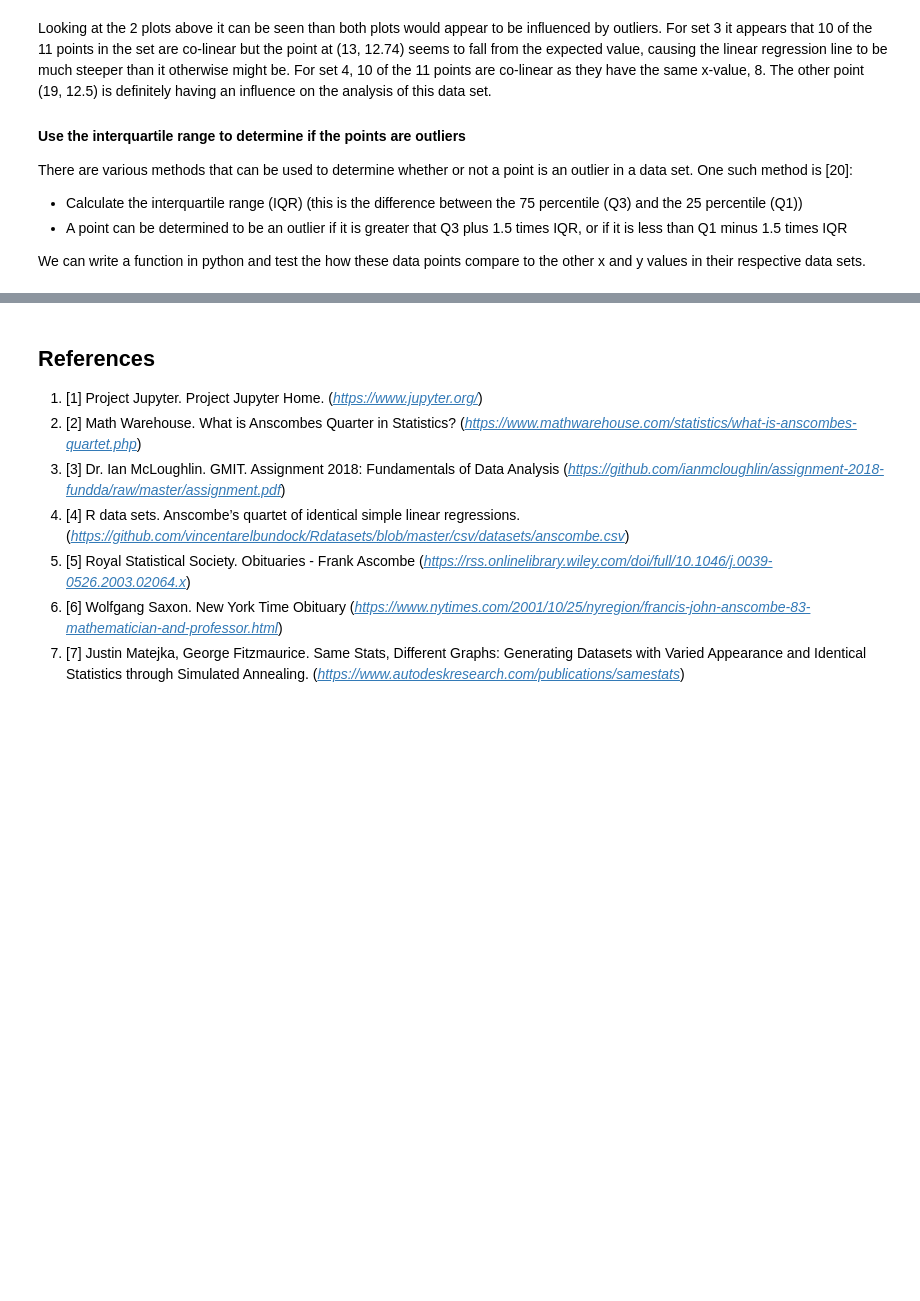
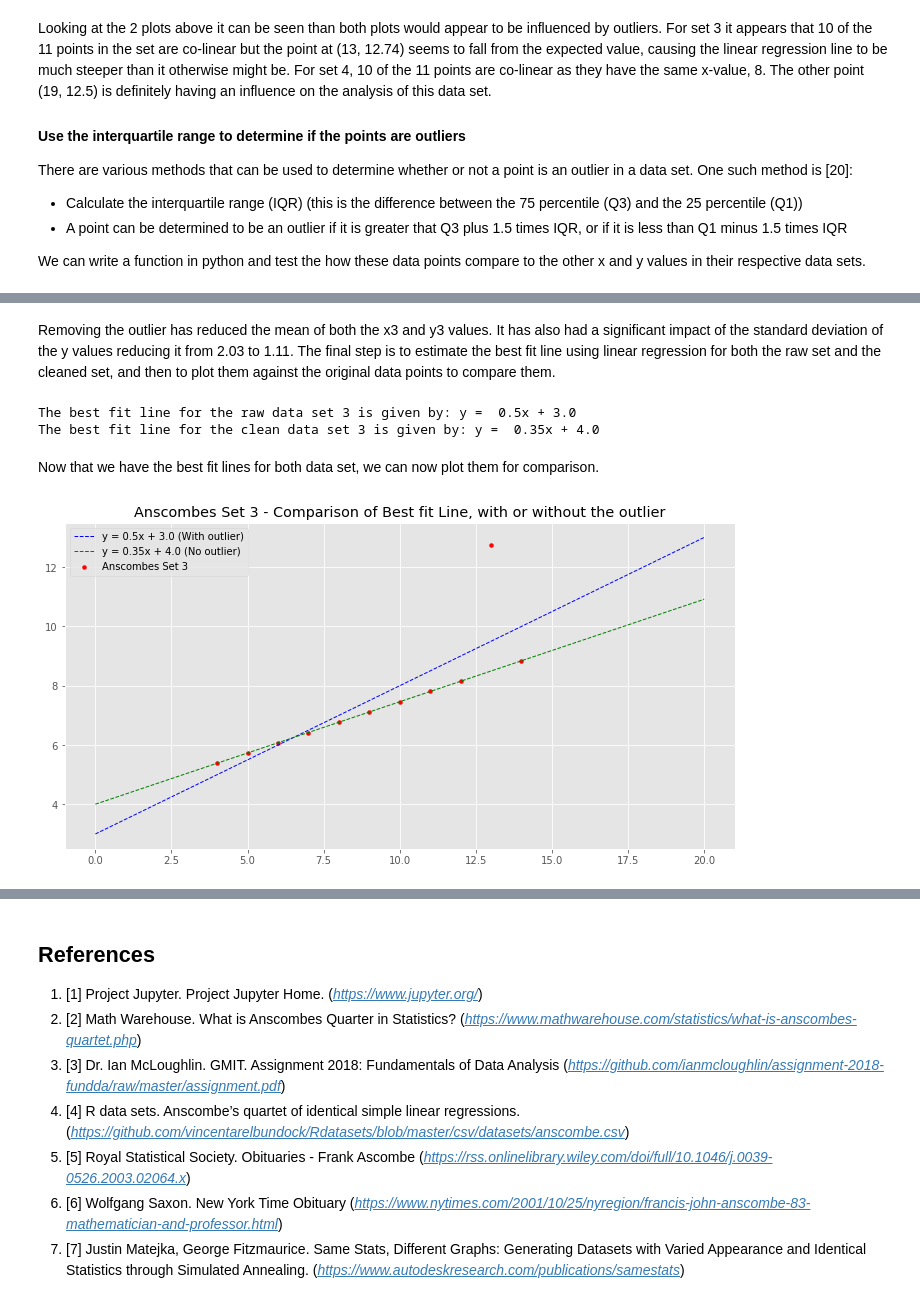
Before and after one commit to shkyler/gmit-foda-exercises, a Jupyter notebook: anscombes.ipynb, the cells around one changed output, grey strips where cells are left out. Saved outputs shown, nothing was run; the diff lists cells and outputs as text; code cells hidden in the pictures; blank space fills up the shorter version.

```diff
--- a/anscombes.ipynb
+++ b/anscombes.ipynb
@@ -445,0 +454,40 @@ set3_clean
+# %% [markdown]
+Removing the outlier has reduced the mean of both the x3 and y3 values. It has also had a significant impact of the standard deviation of the y values reducing it from 2.03 to 1.11. The final step is to estimate the best fit line using linear regression for both the raw set and the cleaned set, and then to plot them against the original data points to compare them.
+# %%
+# Calculate the linear statistics for the raw data set
+slope_s3, intercept_s3, r_value_s3, p_value_s3, std_err_s3 = stats.linregress(set3.loc[:, 'x3'], set3.loc[:, 'y3'])
+
+# Print the best fit line for the clean data set 3:
+print("The best fit line for the raw data set 3 is given by: y =  " + str(round(slope_s3,2)) + "x + " + str(round(intercept_s3,1)))
+
+# Calculate the linear statistics for the clean data set
+slope_s3c, intercept_s3c, r_value_s3c, p_value_s3c, std_err_s3c = stats.linregress(set3_clean.loc[:, 'x3'], set3_clean.loc[:, 'y3'])
+
+# Print the best fit line for the clean data set 3:
+print("The best fit line for the clean data set 3 is given by: y =  " + str(round(slope_s3c,2)) + "x + " + str(round(intercept_s3c,1)))
+# %% [output]
+The best fit line for the raw data set 3 is given by: y =  0.5x + 3.0
+The best fit line for the clean data set 3 is given by: y =  0.35x + 4.0
+# %% [markdown]
+Now that we have the best fit lines for both data set, we can now plot them for comparison.
+# %%
+# Resize the plotting window to make it easier to read (https://stackoverflow.com/questions/36367986/how-to-make-inline-plots-in-jupyter-notebook-larger)
+plt.rcParams['figure.figsize'] = [12, 6]
+
+# Create a range of x values from 0 to 20 (the size of the plot)
+x_set3 = np.arange(0,20.1,0.1)
+# Calculate the y values for the raw set using the polyfit values created
+y_set3 = slope_s3*x_set3 + intercept_s3
+# Calculate the y values for the clean set using the polyfit values created
+y_set3c = slope_s3c*x_set3 + intercept_s3c
+# Plot the best ft lines for the raw and clean data
+plt.plot(x_set3, y_set3, 'b-', linestyle='dashed',linewidth=1, label='y = 0.5x + 3.0 (With outlier)')
+plt.plot(x_set3, y_set3c, 'g-', linestyle='dashed',linewidth=1, label='y = 0.35x + 4.0 (No outlier)')
+
+# plot the Anscombes set 3 data points for comparison
+plt.scatter(df.loc[:, 'x3'], df.loc[:, 'y3'],c='red', label='Anscombes Set 3', s=15)
+plt.title("Anscombes Set 3 - Comparison of Best fit Line, with or without the outlier")
+plt.legend()
+plt.show()
+# %% [output]
+[figure, added]
```
Also changed, not shown: parts of 16 cells of this notebook.
